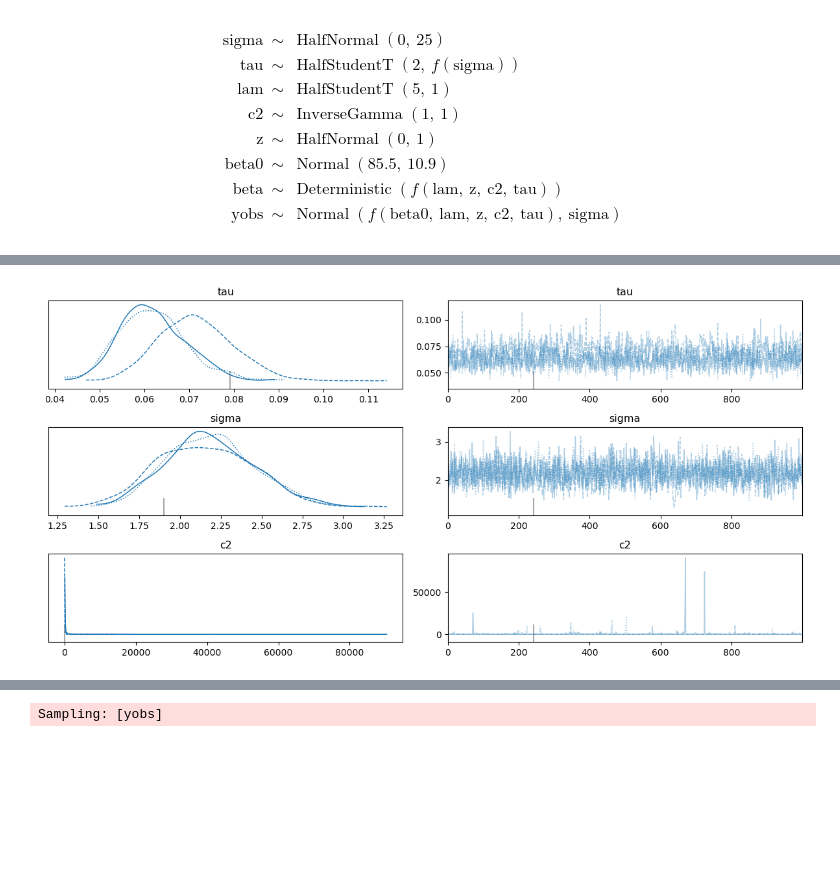
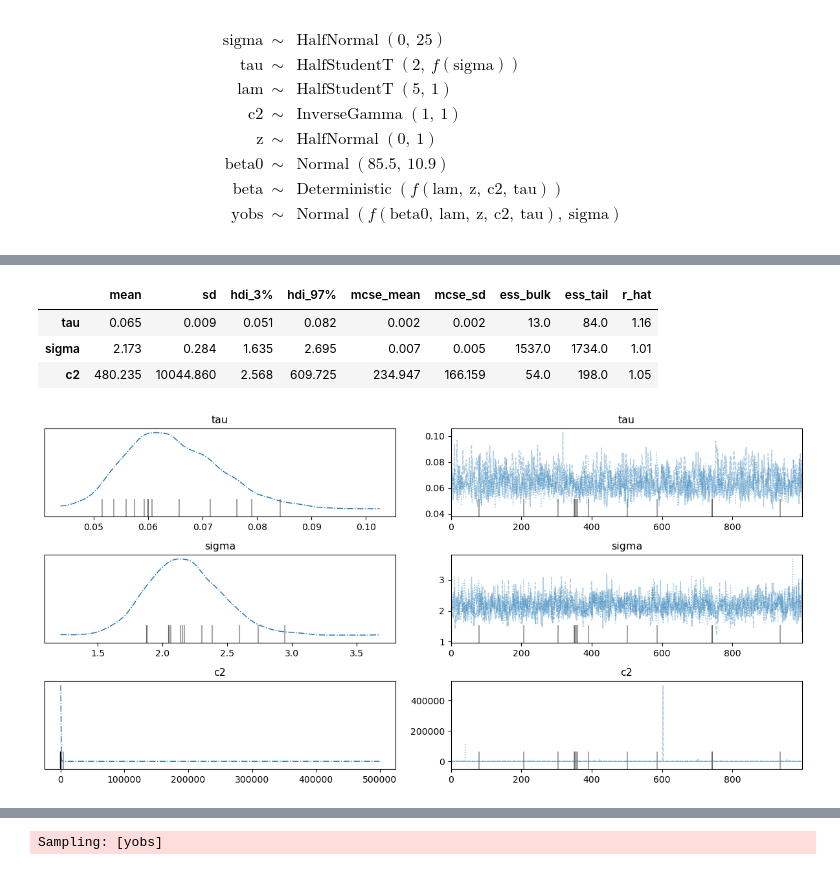
Before and after one commit to DamianPiuselli/estadistica-e-inferencia-I, a Jupyter notebook: TPFINAL.ipynb, the cells around one changed output, grey strips where cells are left out. Saved outputs shown, nothing was run; the diff lists cells and outputs as text; code cells hidden in the pictures; blank space fills up the shorter version.

```diff
--- a/TPFINAL.ipynb
+++ b/TPFINAL.ipynb
@@ -321,7 +372,7 @@ with pm.Model() as model:
 
     # constants
     D = len(sensors)
-    D0 = 20
+    D0 = 5
     N = X_train.shape[0]
 
     # priors
@@ -373,7 +424,14 @@ Sampling 3 chains for 500 tune and 1_000 draw iterations (1_500 + 3_000 draws to
 We recommend running at least 4 chains for robust computation of convergence diagnostics
+# %%
+az.summary(trace, var_names=["tau", "sigma", "c2"])
+# %% [output]
+|  | mean | sd | hdi_3% | hdi_97% | mcse_mean | mcse_sd | ess_bulk | ess_tail | r_hat |
+| tau | 0.065 | 0.009 | 0.051 | 0.082 | 0.002 | 0.002 | 13.0 | 84.0 | 1.16 |
+| sigma | 2.173 | 0.284 | 1.635 | 2.695 | 0.007 | 0.005 | 1537.0 | 1734.0 | 1.01 |
+| c2 | 480.235 | 10044.860 | 2.568 | 609.725 | 234.947 | 166.159 | 54.0 | 198.0 | 1.05 |
 # %%
-az.plot_trace(trace, var_names=["tau", "sigma", "c2"])
+az.plot_trace(trace, var_names=["tau", "sigma", "c2"], combined=True)
 plt.tight_layout()
 # spikes ocasionales son esperables en las distribuciones con colas largas (ie, ocurren valores extremos)
 # %% [output]
-[figure, old version]
+[figure, new version]
```
Also changed, not shown: parts of 12 cells of this notebook.
